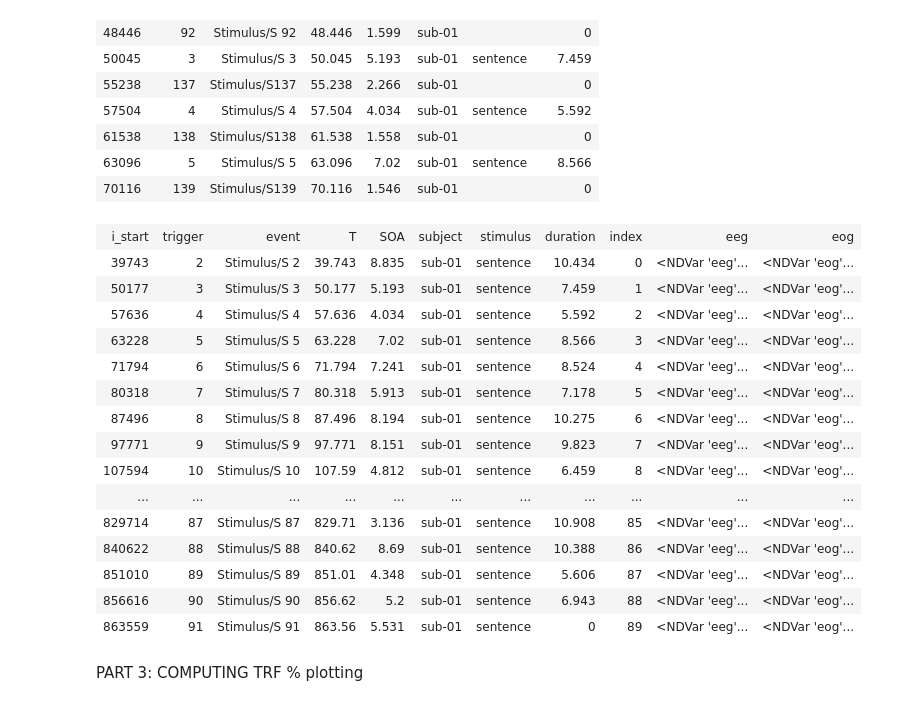
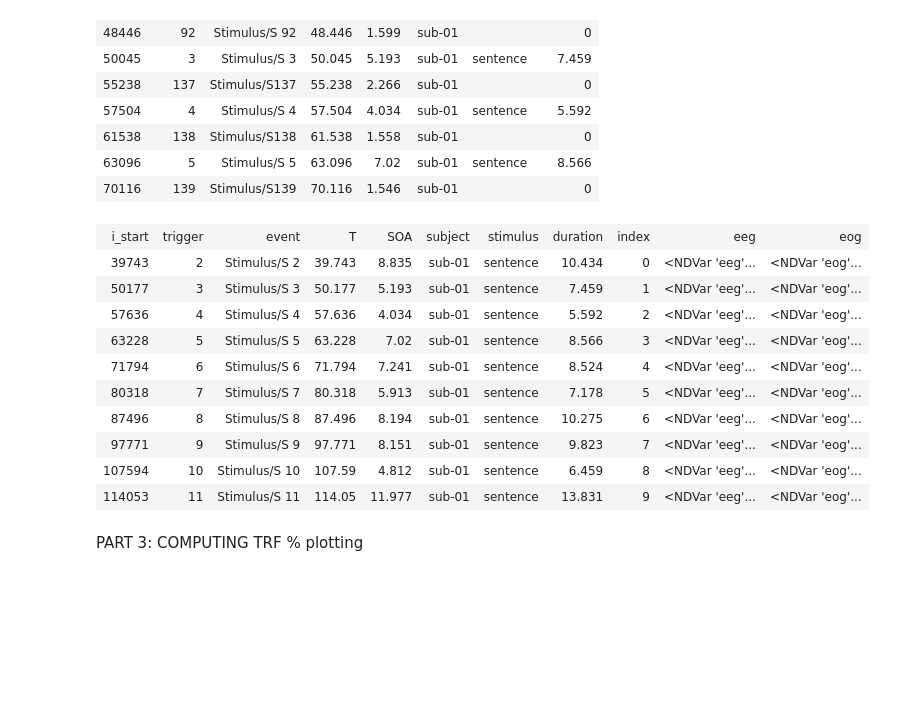
Before and after one commit to Noemii393/Eelhack-project, a Jupyter notebook: makeTRF.ipynb, the cells around one changed output. Saved outputs shown, nothing was run; the diff lists cells and outputs as text; code cells hidden in the pictures; blank space fills up the shorter version.

```diff
--- a/makeTRF.ipynb
+++ b/makeTRF.ipynb
@@ -37,24 +27,19 @@ data.head()
 | 63096 | 5 | Stimulus/S 5 | 63.096 | 7.02 | sub-01 | sentence | 8.566 |
 | 70116 | 139 | Stimulus/S139 | 70.116 | 1.546 | sub-01 |  | 0 |
 # %%
-epochs
+epochs.head()
 # %% [output]
 | i_start | trigger | event | T | SOA | subject | stimulus | duration | index | eeg | eog |
 | 39743 | 2 | Stimulus/S 2 | 39.743 | 8.835 | sub-01 | sentence | 10.434 | 0 | <NDVar 'eeg'... | <NDVar 'eog'... |
 | 50177 | 3 | Stimulus/S 3 | 50.177 | 5.193 | sub-01 | sentence | 7.459 | 1 | <NDVar 'eeg'... | <NDVar 'eog'... |
 | 57636 | 4 | Stimulus/S 4 | 57.636 | 4.034 | sub-01 | sentence | 5.592 | 2 | <NDVar 'eeg'... | <NDVar 'eog'... |
 | 63228 | 5 | Stimulus/S 5 | 63.228 | 7.02 | sub-01 | sentence | 8.566 | 3 | <NDVar 'eeg'... | <NDVar 'eog'... |
 | 71794 | 6 | Stimulus/S 6 | 71.794 | 7.241 | sub-01 | sentence | 8.524 | 4 | <NDVar 'eeg'... | <NDVar 'eog'... |
 | 80318 | 7 | Stimulus/S 7 | 80.318 | 5.913 | sub-01 | sentence | 7.178 | 5 | <NDVar 'eeg'... | <NDVar 'eog'... |
 | 87496 | 8 | Stimulus/S 8 | 87.496 | 8.194 | sub-01 | sentence | 10.275 | 6 | <NDVar 'eeg'... | <NDVar 'eog'... |
 | 97771 | 9 | Stimulus/S 9 | 97.771 | 8.151 | sub-01 | sentence | 9.823 | 7 | <NDVar 'eeg'... | <NDVar 'eog'... |
 | 107594 | 10 | Stimulus/S 10 | 107.59 | 4.812 | sub-01 | sentence | 6.459 | 8 | <NDVar 'eeg'... | <NDVar 'eog'... |
-| ... | ... | ... | ... | ... | ... | ... | ... | ... | ... | ... |
-| 829714 | 87 | Stimulus/S 87 | 829.71 | 3.136 | sub-01 | sentence | 10.908 | 85 | <NDVar 'eeg'... | <NDVar 'eog'... |
-| 840622 | 88 | Stimulus/S 88 | 840.62 | 8.69 | sub-01 | sentence | 10.388 | 86 | <NDVar 'eeg'... | <NDVar 'eog'... |
-| 851010 | 89 | Stimulus/S 89 | 851.01 | 4.348 | sub-01 | sentence | 5.606 | 87 | <NDVar 'eeg'... | <NDVar 'eog'... |
-| 856616 | 90 | Stimulus/S 90 | 856.62 | 5.2 | sub-01 | sentence | 6.943 | 88 | <NDVar 'eeg'... | <NDVar 'eog'... |
-| 863559 | 91 | Stimulus/S 91 | 863.56 | 5.531 | sub-01 | sentence | 0 | 89 | <NDVar 'eeg'... | <NDVar 'eog'... |
+| 114053 | 11 | Stimulus/S 11 | 114.05 | 11.977 | sub-01 | sentence | 13.831 | 9 | <NDVar 'eeg'... | <NDVar 'eog'... |
 # %%
 epochs.save_pickled('/bcbl/home/public/EEL-Hack/Scripts/epochs.pickle') # We save the epochs that we will use to create matching predictors ('make_predictors_sentences' script)
 # %% [markdown]
```
Also changed, not shown: parts of 3 cells of this notebook.
